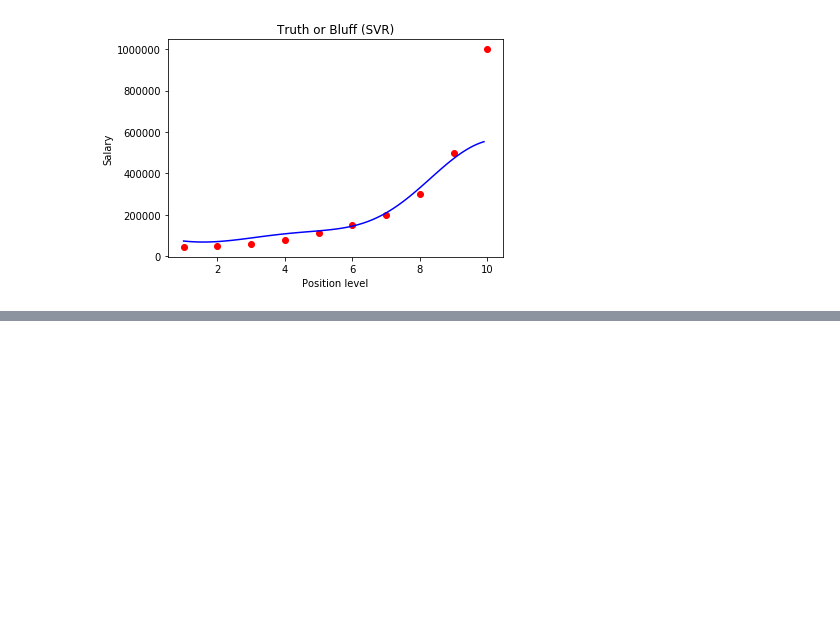
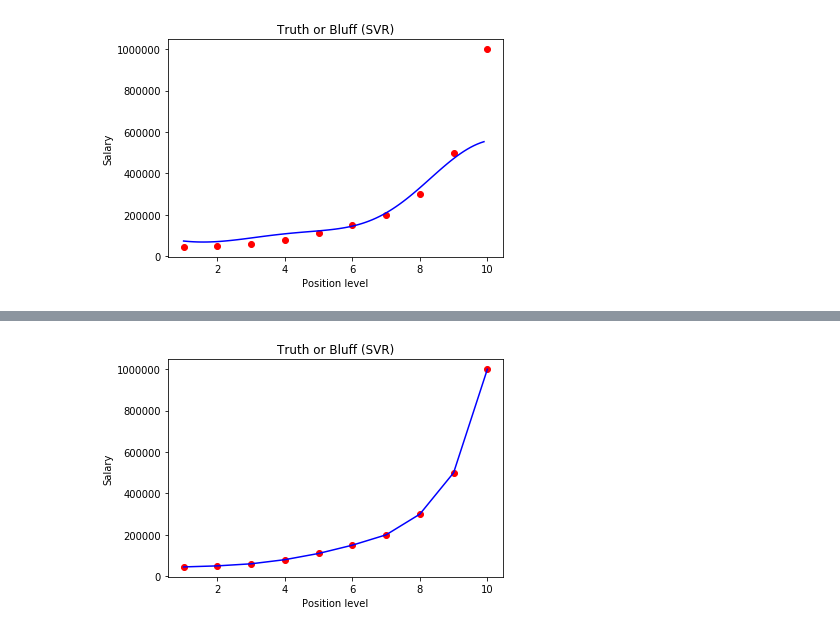
Before and after one commit to J-Cristian/ML-Course-, a Jupyter notebook: Machine Learning Course .ipynb, the cells around one changed output, grey strips where cells are left out. Drawn from its saved outputs; the diff is of its cells as text; code cells hidden in the pictures; blank space fills up the shorter version.

```diff
--- a/Machine Learning Course .ipynb
+++ b/Machine Learning Course .ipynb
@@ -296,0 +336,11 @@ import pandas as pd
+# %%
+plt.scatter(X, y, color = 'red')
+plt.plot(X, regressor.predict(X), color = 'blue')
+plt.title('Truth or Bluff (SVR)')
+plt.xlabel('Position level')
+plt.ylabel('Salary')
+plt.show()
+# notice that the integers of each point is used as real data instead of a prediction which defites the purpose
+#  of us trying to predict the data with a line
+# %% [output]
+[figure, added]
```
Also changed, not shown: parts of 6 cells of this notebook.
